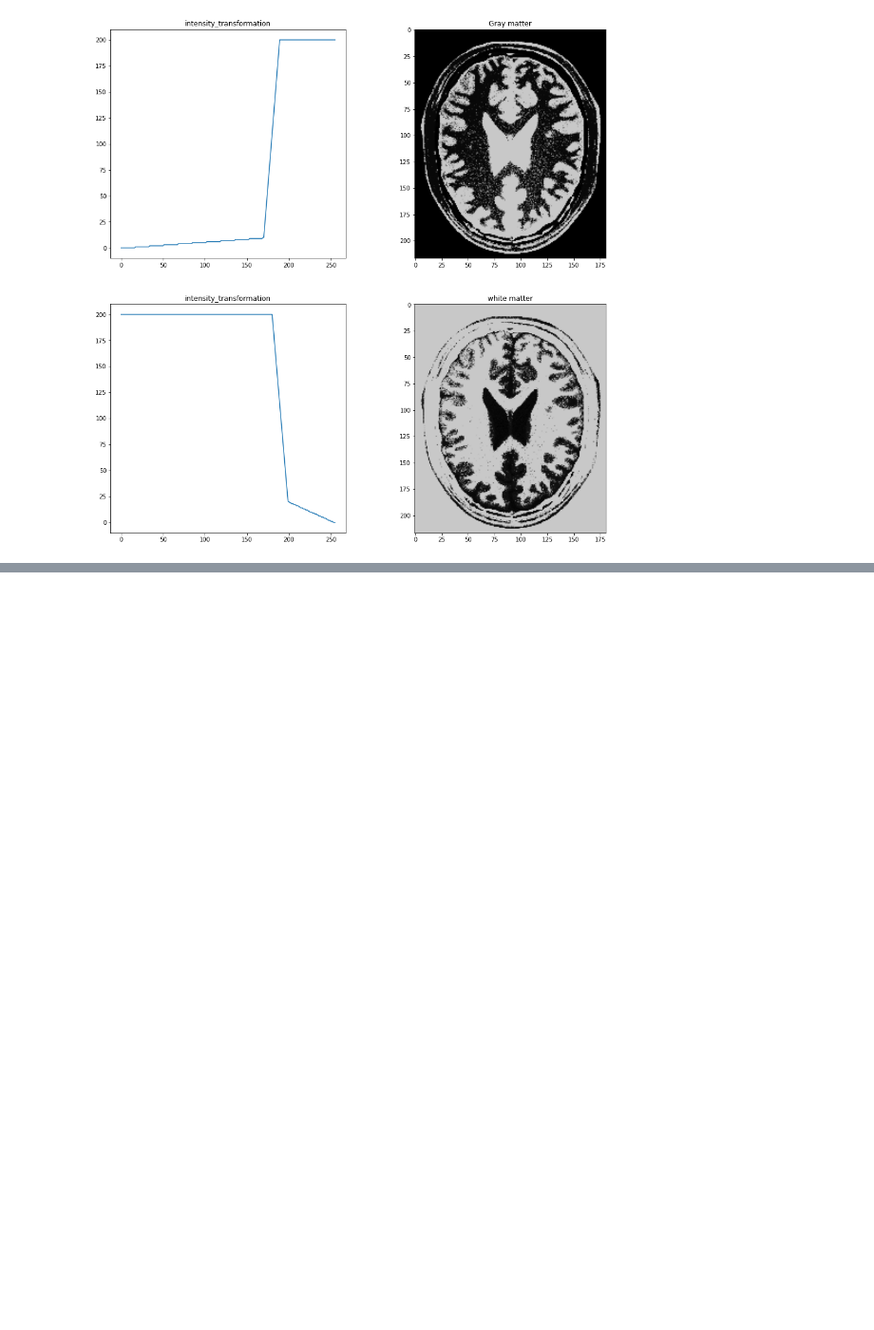
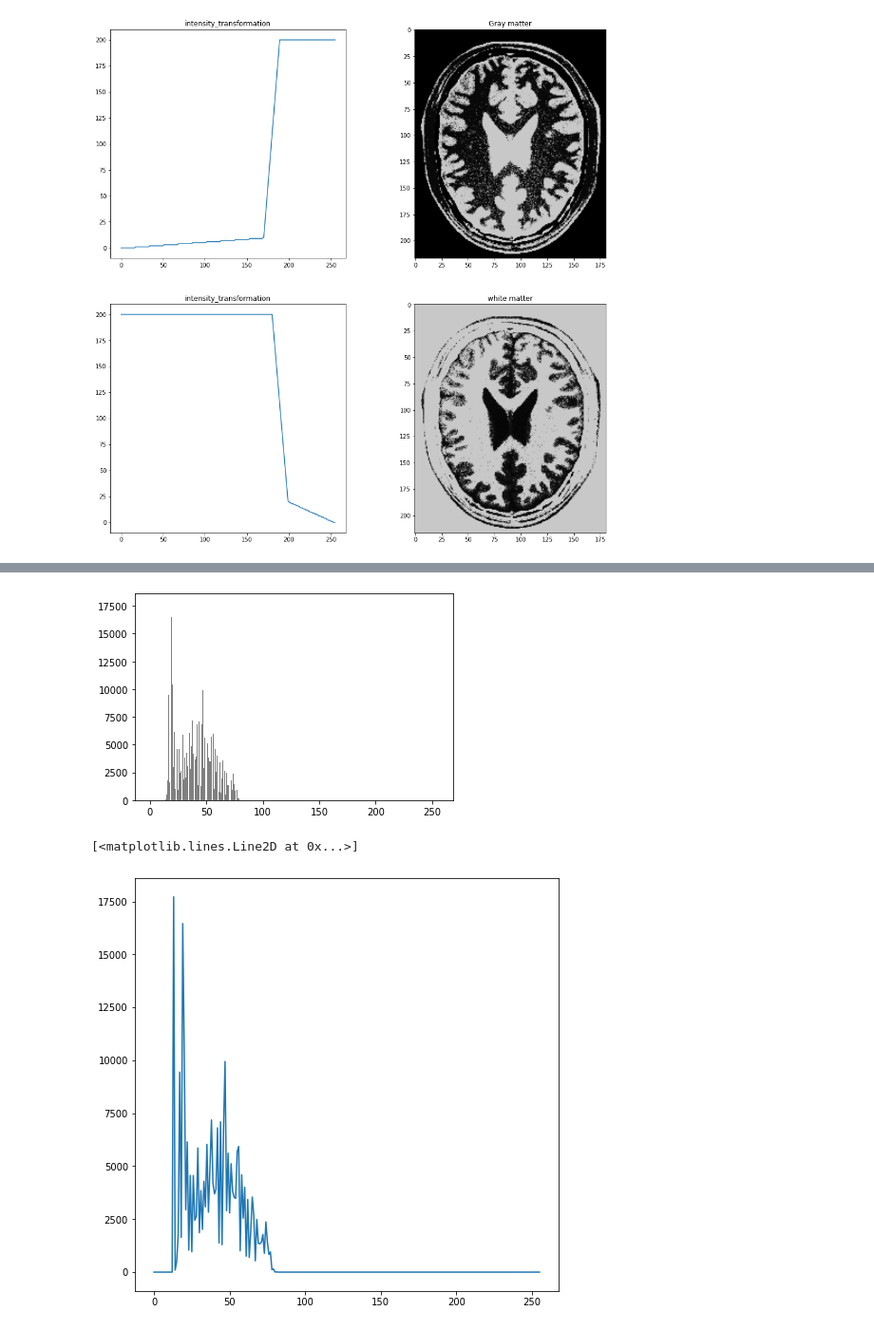
Before and after one commit to Thilanka1999/Computer-Vision-and-Image-Processing, a Jupyter notebook: assignment 1/As1.ipynb, the cells around one changed output, grey strips where cells are left out. Shown at 95% size. Saved outputs shown, nothing was run; the diff lists cells and outputs as text; code cells hidden in the pictures; blank space fills up the shorter version.

```diff
--- a/assignment 1/As1.ipynb
+++ b/assignment 1/As1.ipynb
@@ -122,0 +129,29 @@ ax[1].imshow(f4)
+# %%
+import cv2 as cv
+import matplotlib.pyplot as plt
+import numpy as np
+
+img = cv.imread(r"shells.png", cv.IMREAD_GRAYSCALE)
+def my_hist(img):
+    1
+
+def manHist(img):
+   row, col = img.shape # img is a grayscale image
+   y = np.zeros((256), np.uint64)
+   for i in range(0,row):
+      for j in range(0,col):
+         y[img[i,j]] += 1
+   x = np.arange(0,256)
+   plt.bar(x,y,color="gray",align="center")
+   plt.show()
+manHist(img)
+
+hist_img = cv.calcHist([img], [0], None, [256], [0, 256])
+
+fg, ax = plt.subplots( figsize=(8, 8))
+
+ax.plot(hist_img)
+# %% [output]
+[figure, added]
+[<matplotlib.lines.Line2D at 0x...>]
+[figure, added]
```
Also changed, not shown: parts of 1 cell of this notebook.
